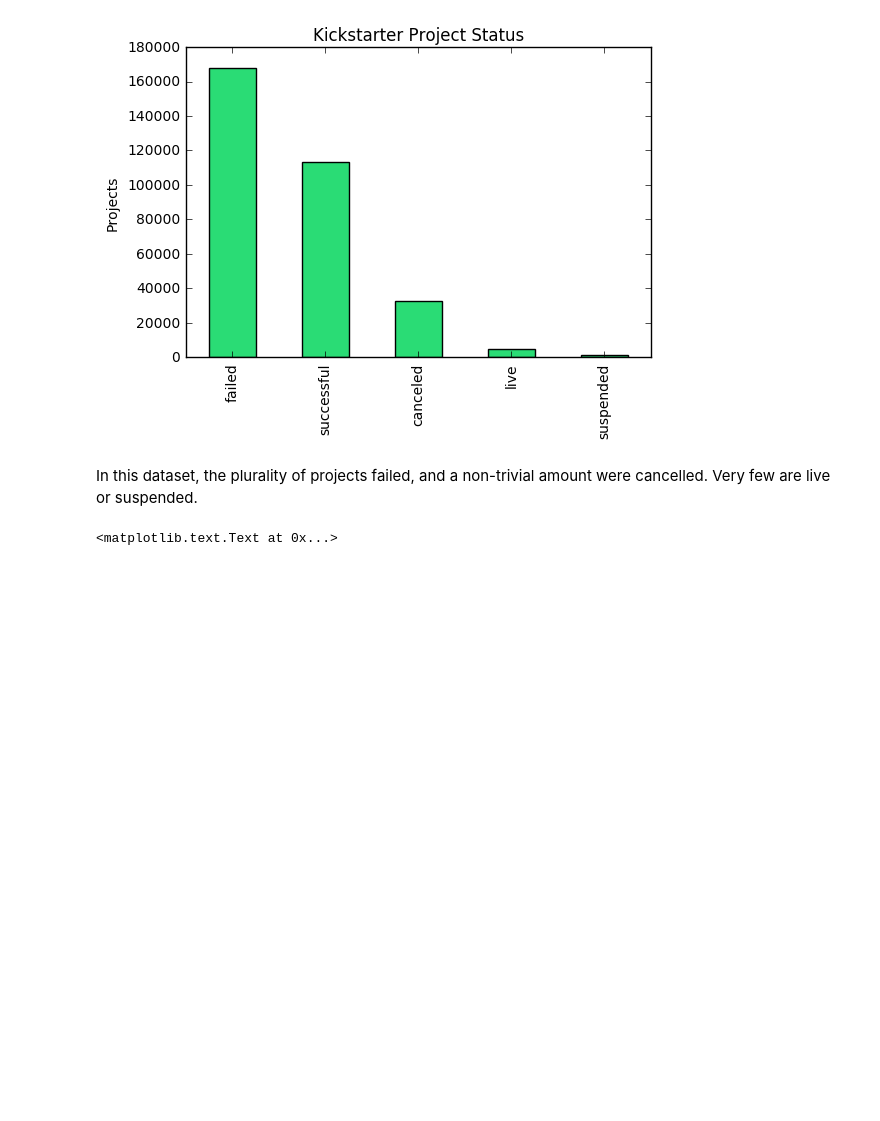
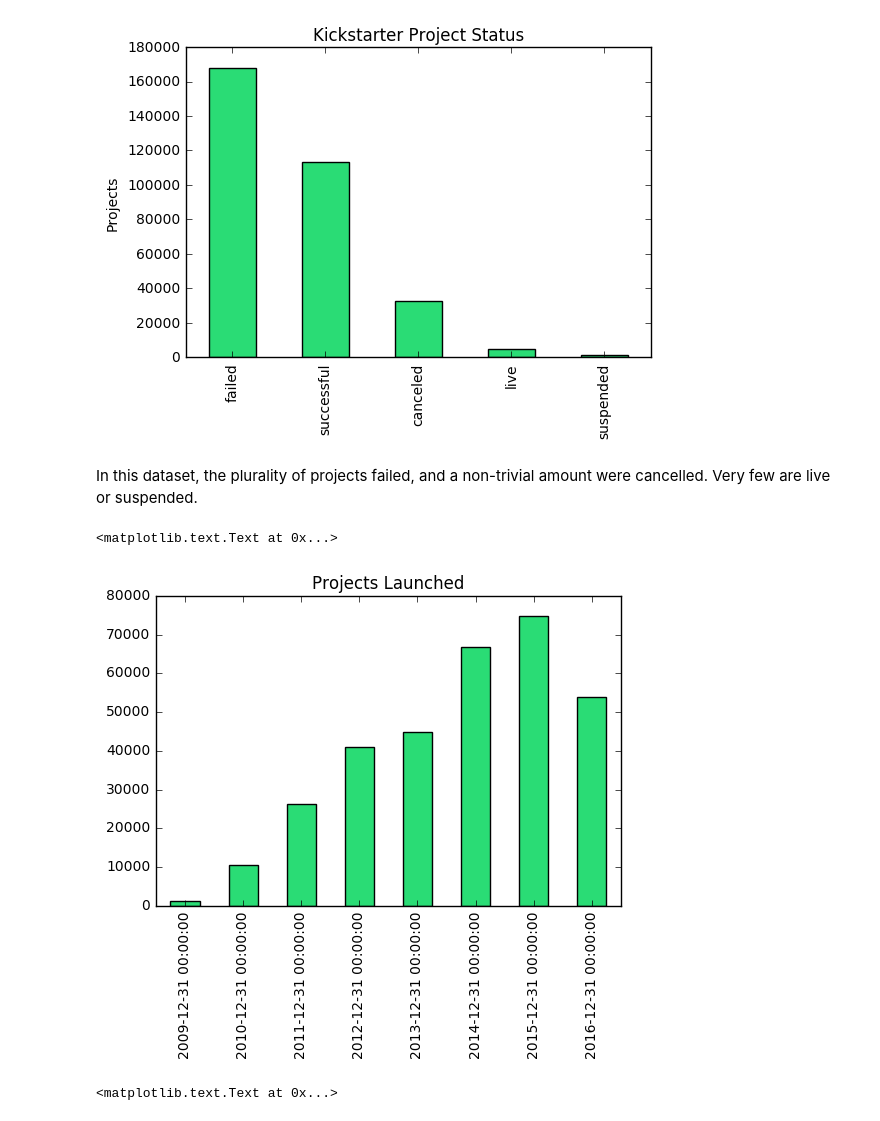
Before and after one commit to gagejustins/Kickstarter, a Jupyter notebook: kickstarter.ipynb, the cells around one changed output. Cells and saved outputs as stored; diff of their text form; code cells hidden in the pictures; blank space fills up the shorter version.

Commit message:
Added yearly graph

```diff
--- a/kickstarter.ipynb
+++ b/kickstarter.ipynb
@@ -98,6 +98,17 @@ plt.ylabel('Projects')
 [figure]
 # %% [markdown]
 In this dataset, the plurality of projects failed, and a non-trivial amount were cancelled. Very few are live or suspended.
+# %%
+#Projects over time
+kickTime = kick.copy()
+kickTime.set_index('launched', inplace=True)
+grouped = kickTime.resample("A").agg({'ID': np.size})
+grouped.iloc[len(grouped)-8:len(grouped)].plot(kind='bar', color='#2ADC75', legend=None)
+plt.title('Projects Launched')
+plt.xlabel('')
+# %% [output]
+<matplotlib.text.Text at 0x...>
+[figure, added]
 # %%
 #Distribution of main categories
 kick['main_category'].value_counts().plot(kind='bar', color='#2ADC75')
```
